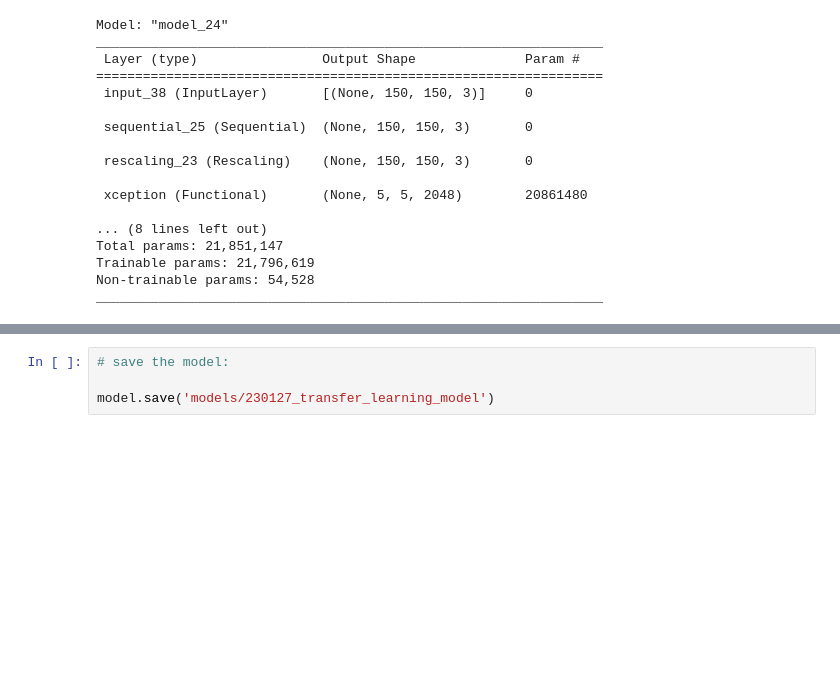
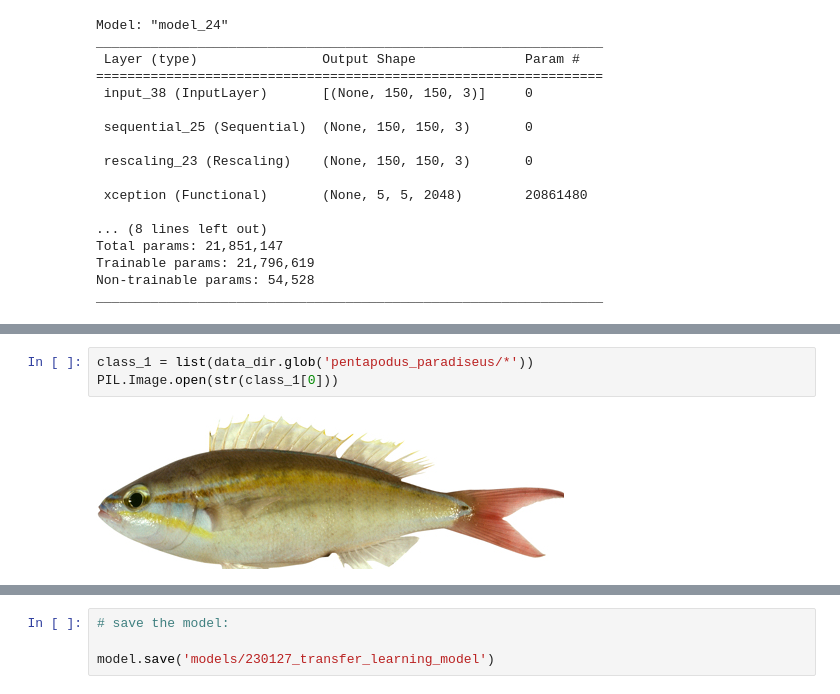
Before and after one commit to kaqreal/ds-capstone-project-fish, a Jupyter notebook: transformer_CNN.ipynb, the cells around one changed output, grey strips where cells are left out. Drawn from its saved outputs; the diff is of its cells as text; blank space fills up the shorter version.

```diff
--- a/transformer_CNN.ipynb
+++ b/transformer_CNN.ipynb
@@ -1022,0 +941,5 @@ _________________________________________________________________
+# %%
+class_1 = list(data_dir.glob('pentapodus_paradiseus/*'))
+PIL.Image.open(str(class_1[0]))
+# %% [output]
+[figure, added]
```
Also changed, not shown: parts of 114 cells of this notebook, 2 other files.
